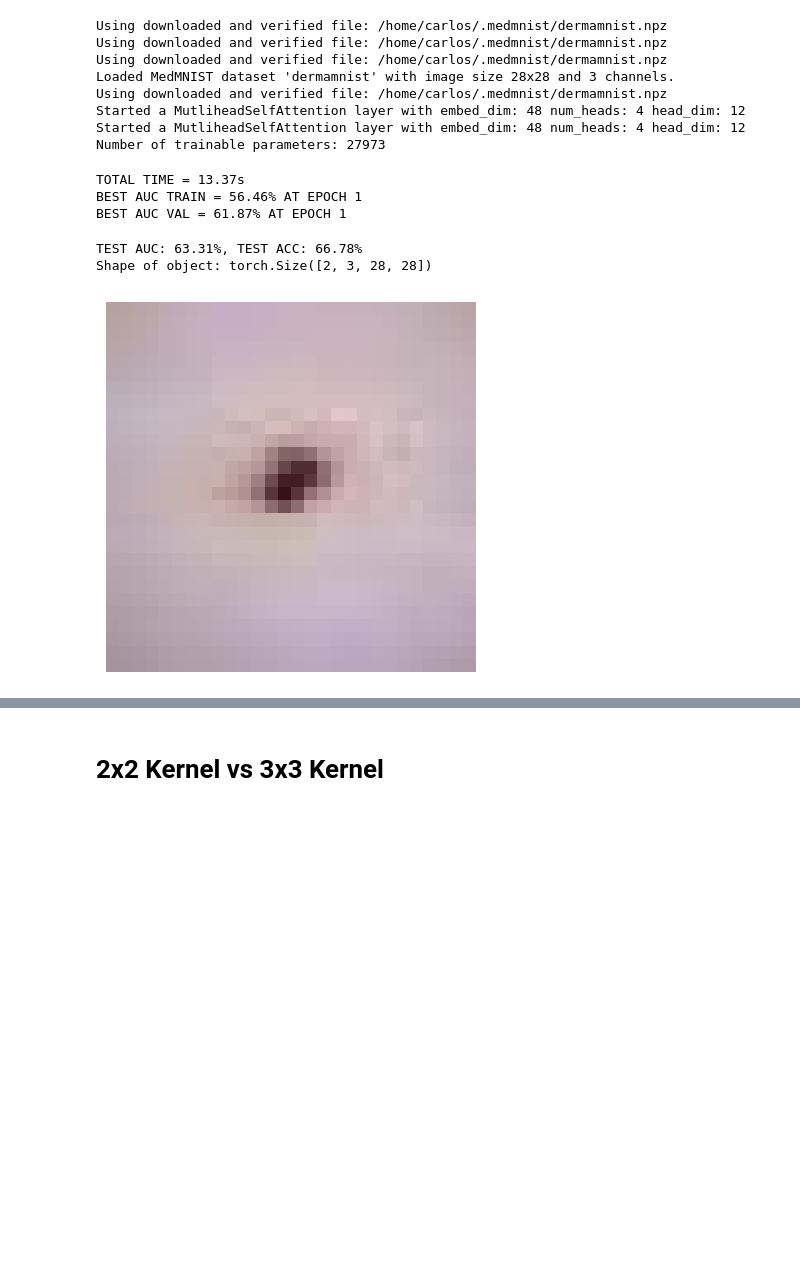
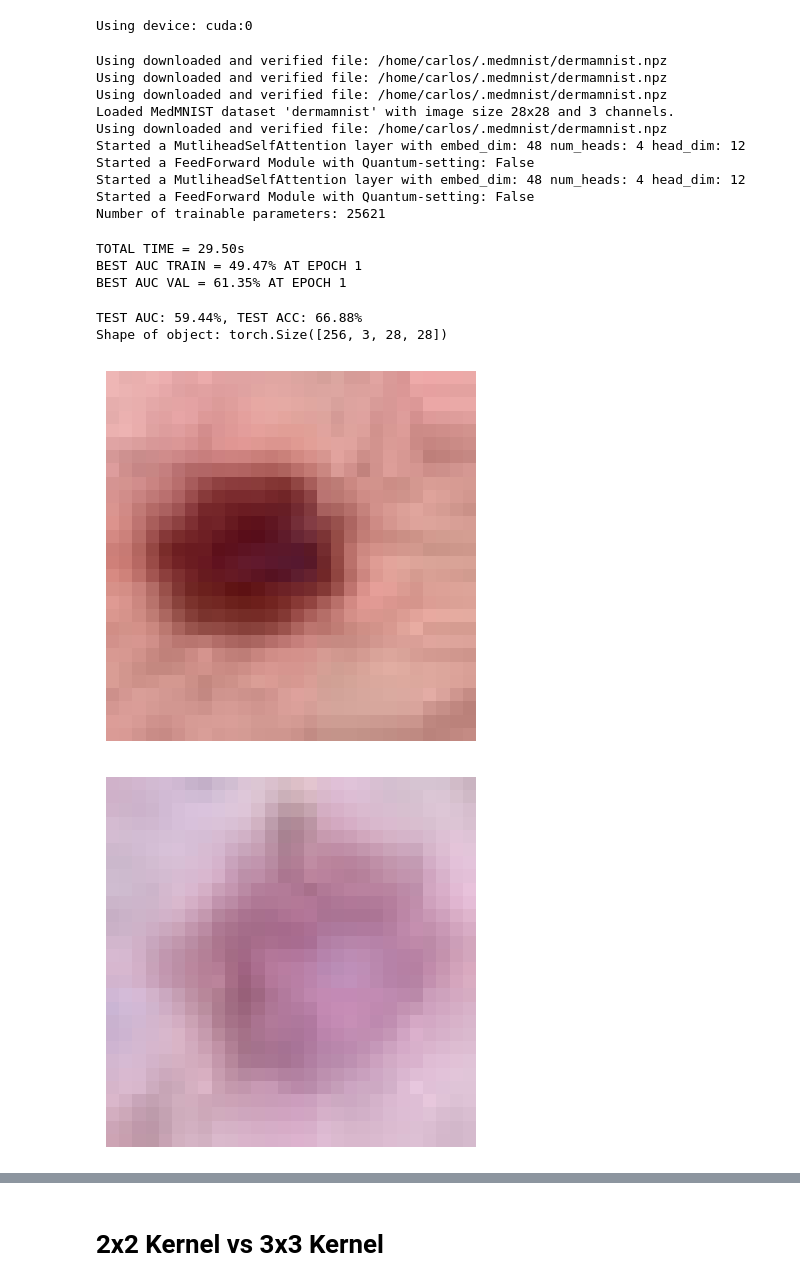
Before and after one commit to Mr-ion77/Transformers, a Jupyter notebook: Visualizing.ipynb, the cells around one changed output, grey strips where cells are left out. Drawn from its saved outputs; the diff is of its cells as text; code cells hidden in the pictures; blank space fills up the shorter version.

```diff
--- a/Visualizing.ipynb
+++ b/Visualizing.ipynb
@@ -1,16 +1,19 @@
 # %%
 import torch
+import os
+os.environ['CUDA_LAUNCH_BLOCKING'] = "1"
 # Hyperparams
+graph = [ [0, 1], [1, 2], [2, 3], [3, 0], [0, 4], [1, 4], [2, 4], [3, 4] ]
 p1 = {
-    '1_learning_rate': 0.000025, '1_hidden_size': 48, '1_dropout': 0.225,
+    '1_learning_rate': 0.0025, '1_hidden_size': 48, '1_dropout': 0.225,
     '1_quantum' : False, '1_num_head': 4, '1_Attention_N' : 2, '1_num_transf': 2, '1_mlp_size': 5, '1_patch_size': 4, '1_weight_decay': 1e-7, '1_attention_selection': 'none',
-    '1_selection_amount': 49, '1_RD': 1, '1_connectivity' : 'star' ,'1_entangle_method' : 'CRX', '1_special_cls' : 'none', '1_paralel': 1, '1_patience': -1,
-    '1_scheduler_factor': 0.985, '1_q_stride': 1, '1_ancilla' : 0, '1_channels_out' : list(range(4)), '1_augmentation_prob' : 0, '1_val_train_pond' : 1,
+    '1_selection_amount': 49, '1_RD': 1, '1_connectivity' : graph ,'1_entangle_method' : 'CNOT', '1_special_cls' : 'none', '1_paralel': 1, '1_patience': -1,
+    '1_scheduler_factor': 0.985, '1_q_stride': 1, '1_ancilla' : 1, '1_channels_out' : [4, 0, 1, 2, 3], '1_augmentation_prob' : 0, '1_val_train_pond' : 1,
     '1_flatten_extra_channels' : False, '1_quanv_kernel_size' : 2
 }
 
 p2 = {
-    'learning_rate': 0.0025, 'hidden_size': 48, 'dropout': 0.3,
+    'learning_rate': 0.0025, 'hidden_size': 48, 'dropout': 0.225,
     'quantum' : False, 'num_head': 4, 'Attention_N' : 2, 'num_transf': 2, 'mlp_size': 5, 'patch_size': 4, 'weight_decay': 1e-7, 'attention_selection': 'filter',
     'selection_amount': 49, 'RD': 1, 'special_cls' : 'none', 'paralel': 2, 'patience': -1, 'scheduler_factor': 0.985, 'q_stride': 1, 'augmentation_prob' : 0,
     'val_train_pond' : 1, 'len_channels_scaler' : 2
@@ -27,13 +30,13 @@ exp_config = {
     'experiment_name'       : 'Resolution224/16x16patches/kernel3x3 Selformer',
     'experiment_id'         : 'final_stand/3x3/dropout_channels/extra_patches/4x4patches/concatenate_original',
     'variant'               : 'selformer',
-    'B'                     : 2,
+    'B'                     : 256,
     'special_batch_for_data': False,
     'rewind_channels'       : False,
     'N1'                    : 1,
-    'N2'                    : 20,
+    'N2'                    : 30,
     'q_config'              : {'patchwise','none'},
-    'device'                : torch.device("cuda:1" if torch.cuda.is_available() else "cpu"),
+    'device'                : torch.device("cuda:0" if torch.cuda.is_available() else "cpu"),
     'second_at_a_time'      : False,
     'augmenting'            : False,
     'concatenate_original'  : True
@@ -43,8 +46,12 @@ exp_config = {
 def make_dropout(drop):
     return {'embedding_attn': drop, 'after_attn': drop, 'feedforward': drop, 'embedding_pos': drop}
 
-visualizing_n = 1
+visualizing_n = 3
 concatenate_originals = True
+
+print(f"Using device: {exp_config['device']}")
+# %% [output]
+Using device: cuda:0
 # %%
 import torch
 import mi_quantum.data as data
@@ -57,7 +64,7 @@ notrans_train_dl, train_dl, val_dl, test_dl, shape = data.get_medmnist_dataloade
     pixel = exp_config['pixels'], data_flag='dermamnist', extra_tr_without_trans = True, batch_size=exp_config['B'], num_workers=4, pin_memory=True
 )
 
-save_path = "../QTransformer_Results_and_Datasets/selformer_results/current_results/grid_search1"
+save_path = "../QTransformer_Results_and_Datasets/selformer_results/current_results/grid_search0"
 
 def view_image_from_torch(tensor, i):
     for j in range(i):
@@ -68,6 +75,13 @@ def view_image_from_torch(tensor, i):
         plt.axis('off')
         plt.tight_layout()
         plt.show()
+
+def reshape_to_wide(tensor):
+    if tensor.ndim != 5:
+        raise ValueError(f"Input ndim must be 5 but got {tensor.ndim}")
+    else:
+        B, Q, C, H, W = tensor.shape
+        return tensor.permute(0,2,3,1,4).reshape(B, C, H, W*Q)
 
 
 selector = VisionTransformer(
@@ -77,38 +91,41 @@ selector = VisionTransformer(
     mlp_hidden_size=p1['1_mlp_size'], quantum_mlp = False, dropout = make_dropout( p1['1_dropout']) , channels_last=exp_config['channels_last'], quantum_classification = False,
     paralel = p1['1_paralel'], RD = p1['1_RD'], q_stride = p1['1_q_stride'], connectivity = 'chain'
 )
 
 selector.to(exp_config['device'])
 
 test_auc_sel, test_acc_sel, val_auc_sel, val_acc_sel, train_auc_sel, _, params_sel = train_and_evaluate(
                         selector, train_dl, val_dl, test_dl, num_classes=exp_config['num_classes'],
                         learning_rate=p1['1_learning_rate'], num_epochs=exp_config['N1'], device=exp_config['device'], mapping=False,
                         res_folder=str(save_path), hidden_size=p1['1_hidden_size'], dropout= make_dropout( p1['1_dropout']),
                         num_heads=p1['1_num_head'], patch_size=p1['1_patch_size'], num_transf=p1['1_num_transf'],
                         mlp=p1['1_mlp_size'], wd=p1['1_weight_decay'], patience= p1['1_patience'], scheduler_factor=p1['1_scheduler_factor'], autoencoder=False,
                         augmentation_prob = p1['1_augmentation_prob'], val_train_pond=p1['1_val_train_pond']
                     )
 
 
-first_batch = next(iter(notrans_train_dl))[0]
+first_batch = next(iter(test_dl))[0]
 
 shape = first_batch.shape
 B, C, H, W = shape
 S, Q2, Q3, P = ( H // p1['1_patch_size'] )**2, 4, 9, p1['1_patch_size']
 print(f"Shape of object: {shape}")
 view_image_from_torch(first_batch, visualizing_n)
 # %% [output]
 Using downloaded and verified file: /home/carlos/.medmnist/dermamnist.npz
 Using downloaded and verified file: /home/carlos/.medmnist/dermamnist.npz
 Using downloaded and verified file: /home/carlos/.medmnist/dermamnist.npz
 Loaded MedMNIST dataset 'dermamnist' with image size 28x28 and 3 channels.
 Using downloaded and verified file: /home/carlos/.medmnist/dermamnist.npz
 Started a MutliheadSelfAttention layer with embed_dim: 48 num_heads: 4 head_dim: 12
+Started a FeedForward Module with Quantum-setting: False
 Started a MutliheadSelfAttention layer with embed_dim: 48 num_heads: 4 head_dim: 12
-Number of trainable parameters: 27973
+Started a FeedForward Module with Quantum-setting: False
+Number of trainable parameters: 25621
-TOTAL TIME = 13.37s
-BEST AUC TRAIN = 56.46% AT EPOCH 1
-BEST AUC VAL = 61.87% AT EPOCH 1
+TOTAL TIME = 29.50s
+BEST AUC TRAIN = 49.47% AT EPOCH 1
+BEST AUC VAL = 61.35% AT EPOCH 1
-TEST AUC: 63.31%, TEST ACC: 66.78%
-Shape of object: torch.Size([2, 3, 28, 28])
+TEST AUC: 59.44%, TEST ACC: 66.88%
+Shape of object: torch.Size([256, 3, 28, 28])
-[figure, old version]
+[figure, new version]
+[figure, added]
```
Also changed, not shown: parts of 22 cells of this notebook, 13 other files.
